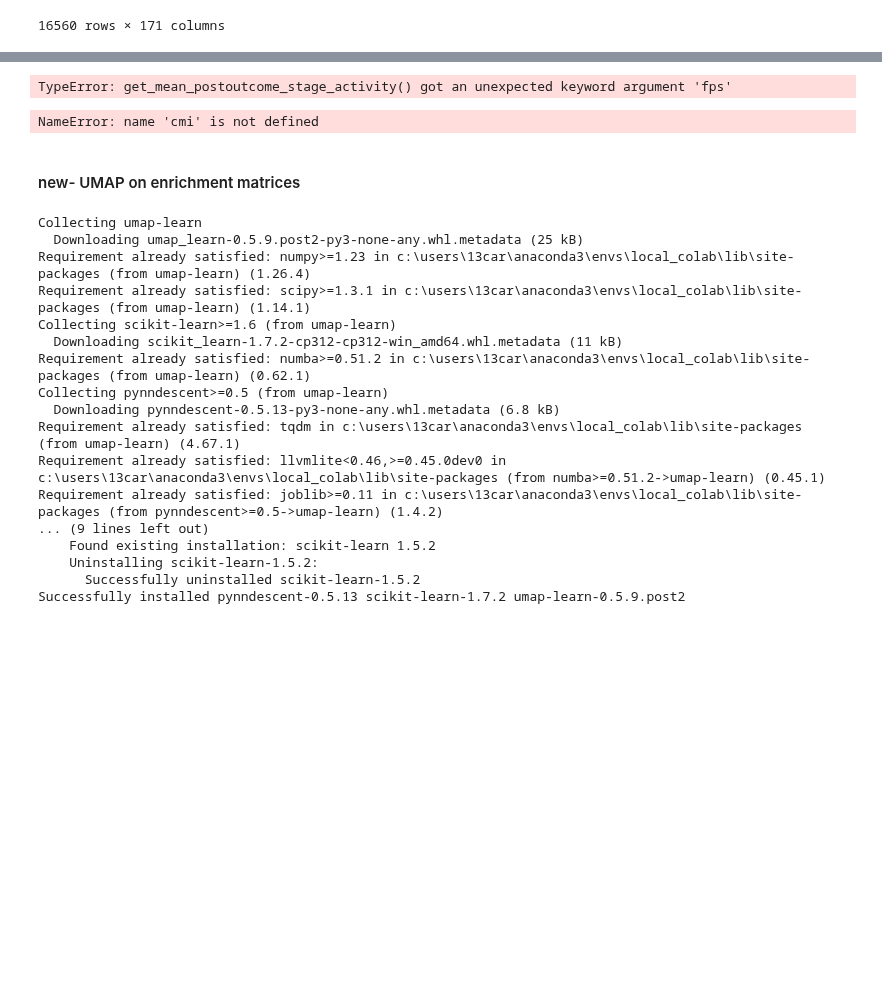
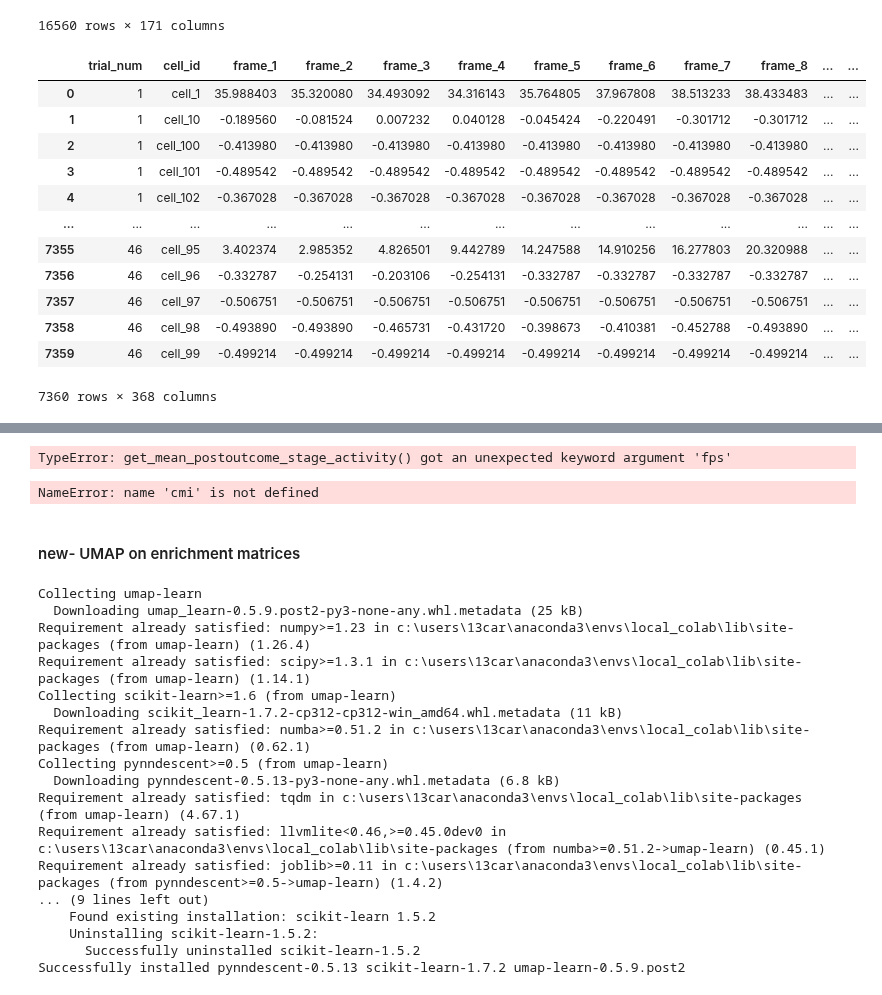
Before and after one commit to cjohnsoncruz/dlx56_mPFC_1p_SohalLab, a Jupyter notebook: code/preprocess matlab data v5_no_tseries_tests.ipynb, the cells around one changed output, grey strips where cells are left out. Cells and saved outputs as stored; diff of their text form; code cells hidden in the pictures; blank space fills up the shorter version.

```diff
--- a/code/preprocess matlab data v5_no_tseries_tests.ipynb
+++ b/code/preprocess matlab data v5_no_tseries_tests.ipynb
@@ -1088,7 +1088,8 @@ def extract_trial_windows(df):
     # Return all trials combined
     return pd.concat(trial_windows)
 # %%
-extract_trial_windows(test_df)
+trim_df = extract_trial_windows(test_df)
+trim_df
 # %% [output]
 |  | cell_1 | cell_2 | cell_3 | cell_4 | cell_5 | cell_6 | cell_7 | cell_8 | cell_9 | cell_10 | ... | ... |
 | frame_17044 | 35.988403 | -0.447289 | 0.951332 | 0.947136 | -0.501648 | -0.784555 | -0.384820 | -0.098977 | -0.355920 | -0.189560 | ... | ... |
@@ -1105,0 +1155,16 @@ extract_trial_windows(test_df)
+# %%
+pivot_trial_windows(trim_df)
+# %% [output]
+|  | trial_num | cell_id | frame_1 | frame_2 | frame_3 | frame_4 | frame_5 | frame_6 | frame_7 | frame_8 | ... | ... |
+| 0 | 1 | cell_1 | 35.988403 | 35.320080 | 34.493092 | 34.316143 | 35.764805 | 37.967808 | 38.513233 | 38.433483 | ... | ... |
+| 1 | 1 | cell_10 | -0.189560 | -0.081524 | 0.007232 | 0.040128 | -0.045424 | -0.220491 | -0.301712 | -0.301712 | ... | ... |
+| 2 | 1 | cell_100 | -0.413980 | -0.413980 | -0.413980 | -0.413980 | -0.413980 | -0.413980 | -0.413980 | -0.413980 | ... | ... |
+| 3 | 1 | cell_101 | -0.489542 | -0.489542 | -0.489542 | -0.489542 | -0.489542 | -0.489542 | -0.489542 | -0.489542 | ... | ... |
+| 4 | 1 | cell_102 | -0.367028 | -0.367028 | -0.367028 | -0.367028 | -0.367028 | -0.367028 | -0.367028 | -0.367028 | ... | ... |
+| ... | ... | ... | ... | ... | ... | ... | ... | ... | ... | ... | ... | ... |
+| 7355 | 46 | cell_95 | 3.402374 | 2.985352 | 4.826501 | 9.442789 | 14.247588 | 14.910256 | 16.277803 | 20.320988 | ... | ... |
+| 7356 | 46 | cell_96 | -0.332787 | -0.254131 | -0.203106 | -0.254131 | -0.332787 | -0.332787 | -0.332787 | -0.332787 | ... | ... |
+| 7357 | 46 | cell_97 | -0.506751 | -0.506751 | -0.506751 | -0.506751 | -0.506751 | -0.506751 | -0.506751 | -0.506751 | ... | ... |
+| 7358 | 46 | cell_98 | -0.493890 | -0.493890 | -0.465731 | -0.431720 | -0.398673 | -0.410381 | -0.452788 | -0.493890 | ... | ... |
+| 7359 | 46 | cell_99 | -0.499214 | -0.499214 | -0.499214 | -0.499214 | -0.499214 | -0.499214 | -0.499214 | -0.499214 | ... | ... |
+7360 rows × 368 columns
```
Also changed, not shown: parts of 3 cells of this notebook.
